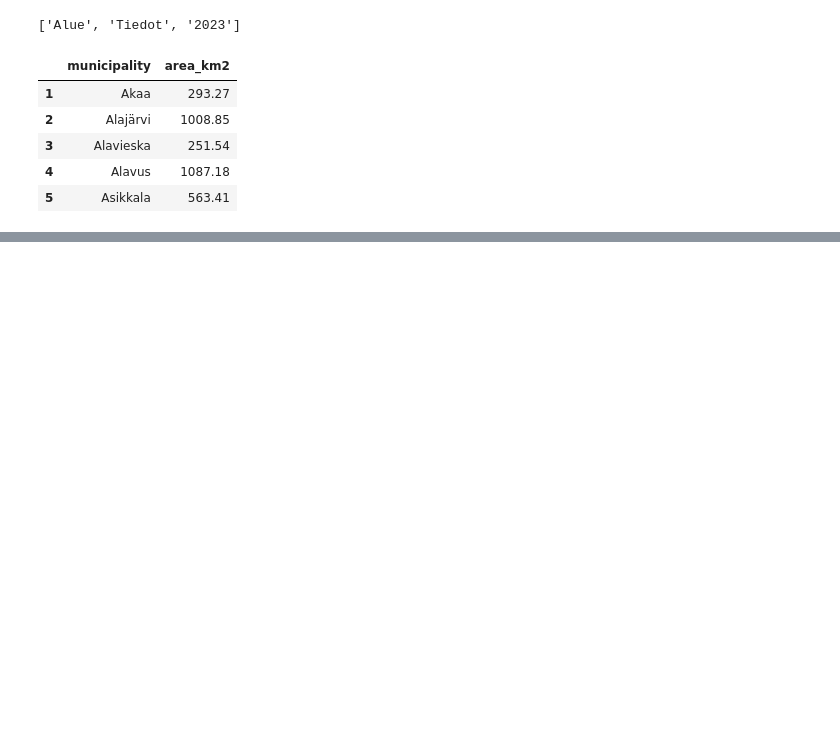
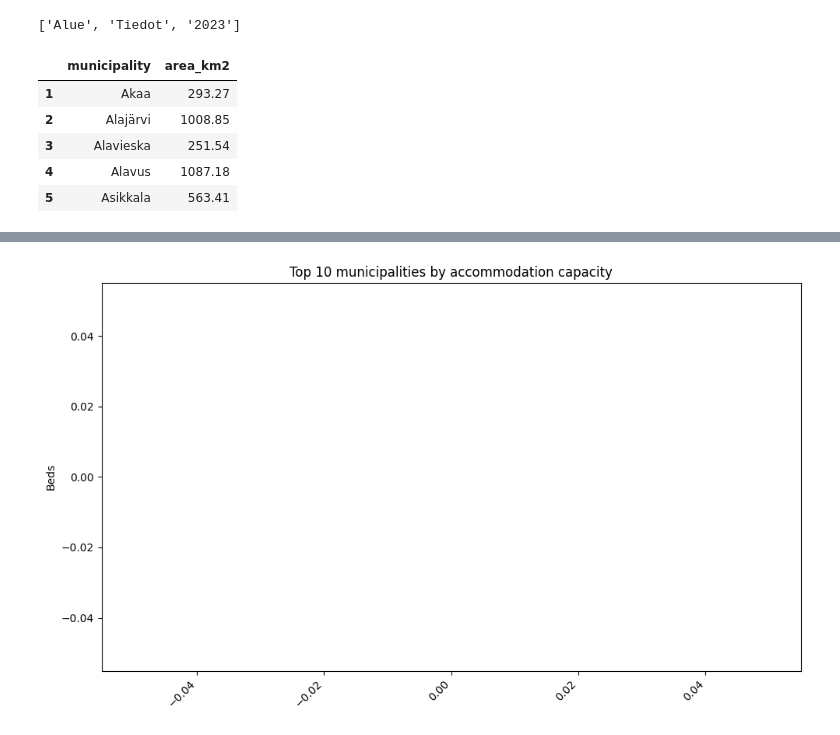
Before and after one commit to Ahmad-khoja/data-analytics-assignment, a Jupyter notebook: notebooks/municipal_infrastructure_and_tourism.ipynb, the cells around one changed output, grey strips where cells are left out. Cells and saved outputs as stored; diff of their text form; code cells hidden in the pictures; blank space fills up the shorter version.

```diff
--- a/notebooks/municipal_infrastructure_and_tourism.ipynb
+++ b/notebooks/municipal_infrastructure_and_tourism.ipynb
@@ -140,0 +258,21 @@ area_df.head()
+# %%
+merged_df["Vuoteet, lkm 2023"] = pd.to_numeric(
+    merged_df["Vuoteet, lkm 2023"], errors="coerce"
+)
+# %%
+top_beds = (
+    merged_df
+    .dropna(subset=["Vuoteet, lkm 2023"])
+    .sort_values("Vuoteet, lkm 2023", ascending=False)
+    .head(10)
+)
+
+plt.figure(figsize=(10,6))
+plt.bar(top_beds["municipality"], top_beds["Vuoteet, lkm 2023"])
+plt.xticks(rotation=45, ha="right")
+plt.ylabel("Beds")
+plt.title("Top 10 municipalities by accommodation capacity")
+plt.tight_layout()
+plt.show()
+# %% [output]
+[figure, added]
```
Also changed, not shown: parts of 48 cells of this notebook.
